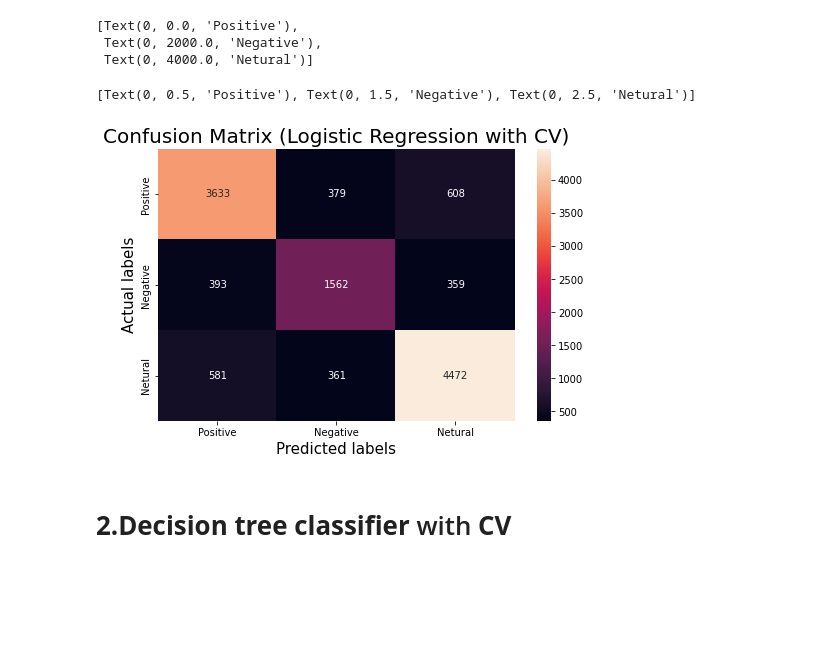
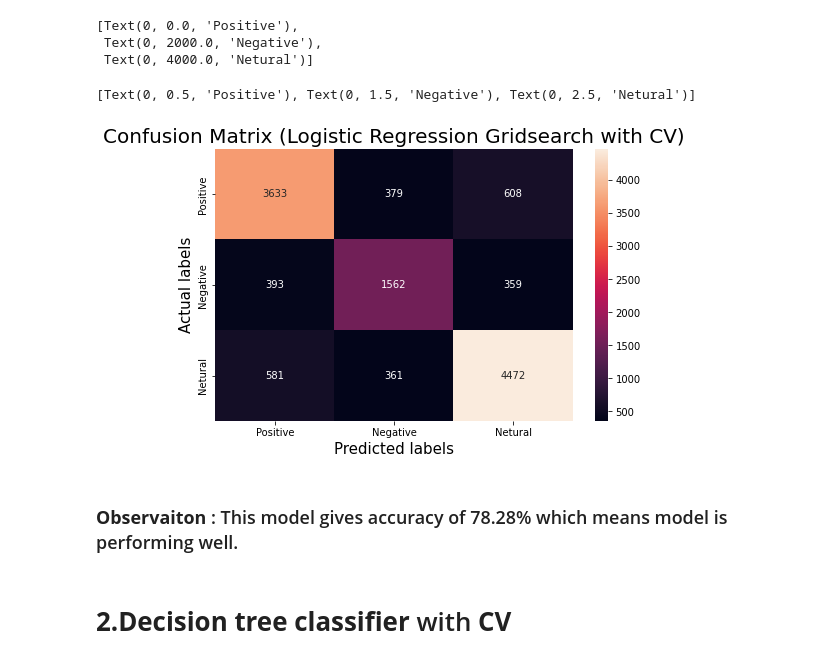
Before and after one commit to vbhsharma7/CORONA-TWEET-ANALYSIS-CAPSTONE-, a Jupyter notebook: Coronavirus_Tweet_Sentiment_Analysis_Capstone_Project.ipynb, the cells around one changed output. Saved outputs shown, nothing was run; the diff lists cells and outputs as text; code cells hidden in the pictures; blank space fills up the shorter version.

```diff
--- a/Coronavirus_Tweet_Sentiment_Analysis_Capstone_Project.ipynb
+++ b/Coronavirus_Tweet_Sentiment_Analysis_Capstone_Project.ipynb
@@ -517,19 +489,21 @@ weighted avg       0.78      0.78      0.78     12348
 # %%
 #Plotting Confussion matrix
 cf1= (confusion_matrix(y_test,pred_lr_cv))
 plt.figure(figsize=(8,5))
 ax= plt.subplot()
 sns.heatmap(cf1, annot=True, fmt=".0f",ax = ax)
 
 # labels, title and ticks
 ax.set_xlabel('Predicted labels', fontsize=15)
 ax.set_ylabel('Actual labels', fontsize=15)
-ax.set_title('Confusion Matrix (Logistic Regression with CV)', fontsize=20)
+ax.set_title('Confusion Matrix (Logistic Regression Gridsearch with CV)', fontsize=20)
 ax.xaxis.set_ticklabels(labels)
 ax.yaxis.set_ticklabels(labels)
 # %% [output]
 [Text(0, 0.5, 'Positive'), Text(0, 1.5, 'Negative'), Text(0, 2.5, 'Netural')]
-[figure, old version]
+[figure, new version]
+# %% [markdown]
+### **Observaiton** : This model gives accuracy of 78.28% which means model is performing well.
 # %% [markdown]
 # **2.Decision tree classifier** with **CV**
 # %%
```
Also changed, not shown: parts of 60 cells of this notebook.
